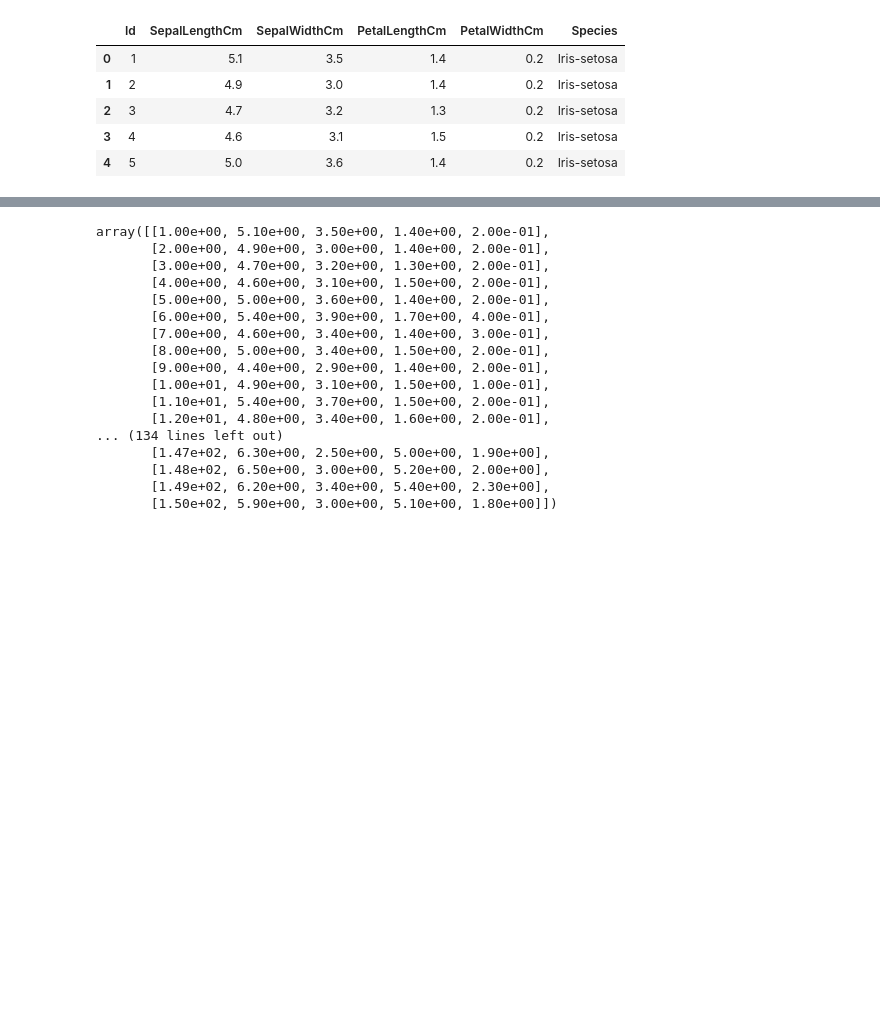
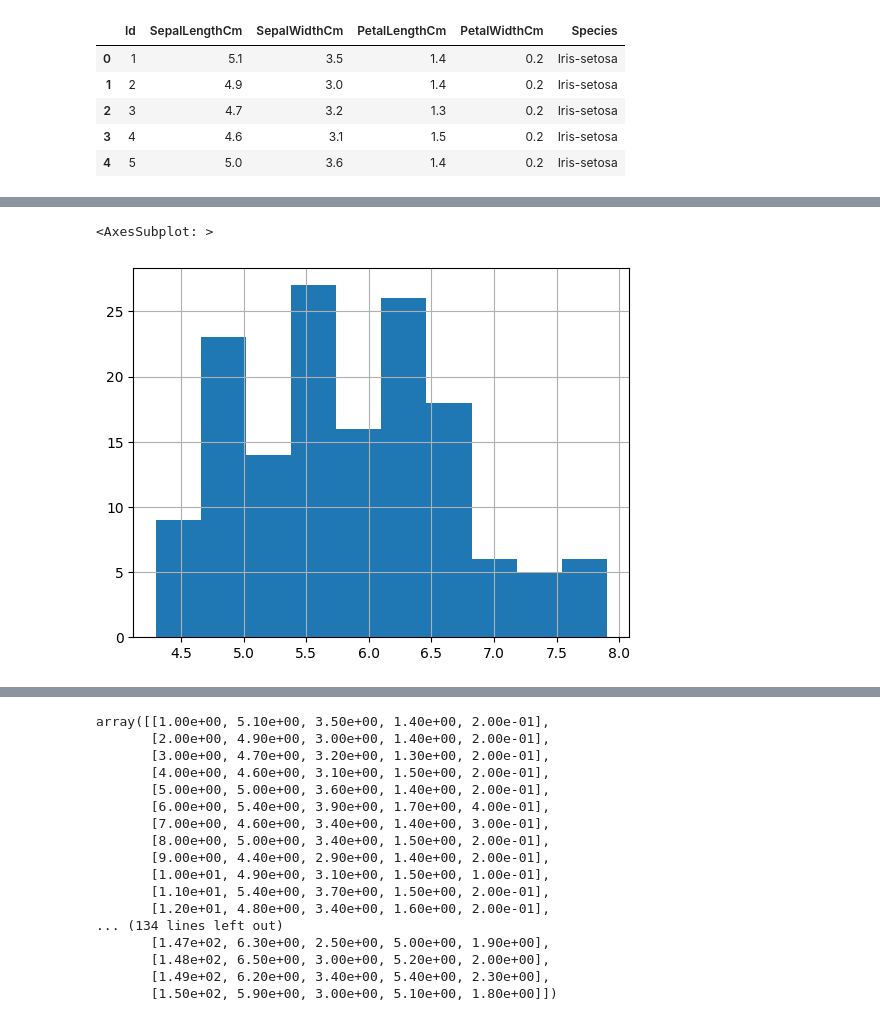
Before and after one commit to SagarDas07/OIBSIP, a Jupyter notebook: Iris/iris.ipynb, the cells around one changed output, grey strips where cells are left out. Cells and saved outputs as stored; diff of their text form; code cells hidden in the pictures; blank space fills up the shorter version.

```diff
--- a/Iris/iris.ipynb
+++ b/Iris/iris.ipynb
@@ -21,0 +70,5 @@ data.head()
+# %%
+data['SepalLengthCm'].hist()
+# %% [output]
+<AxesSubplot: >
+[figure, added]
```
Also changed, not shown: parts of 23 cells of this notebook.
